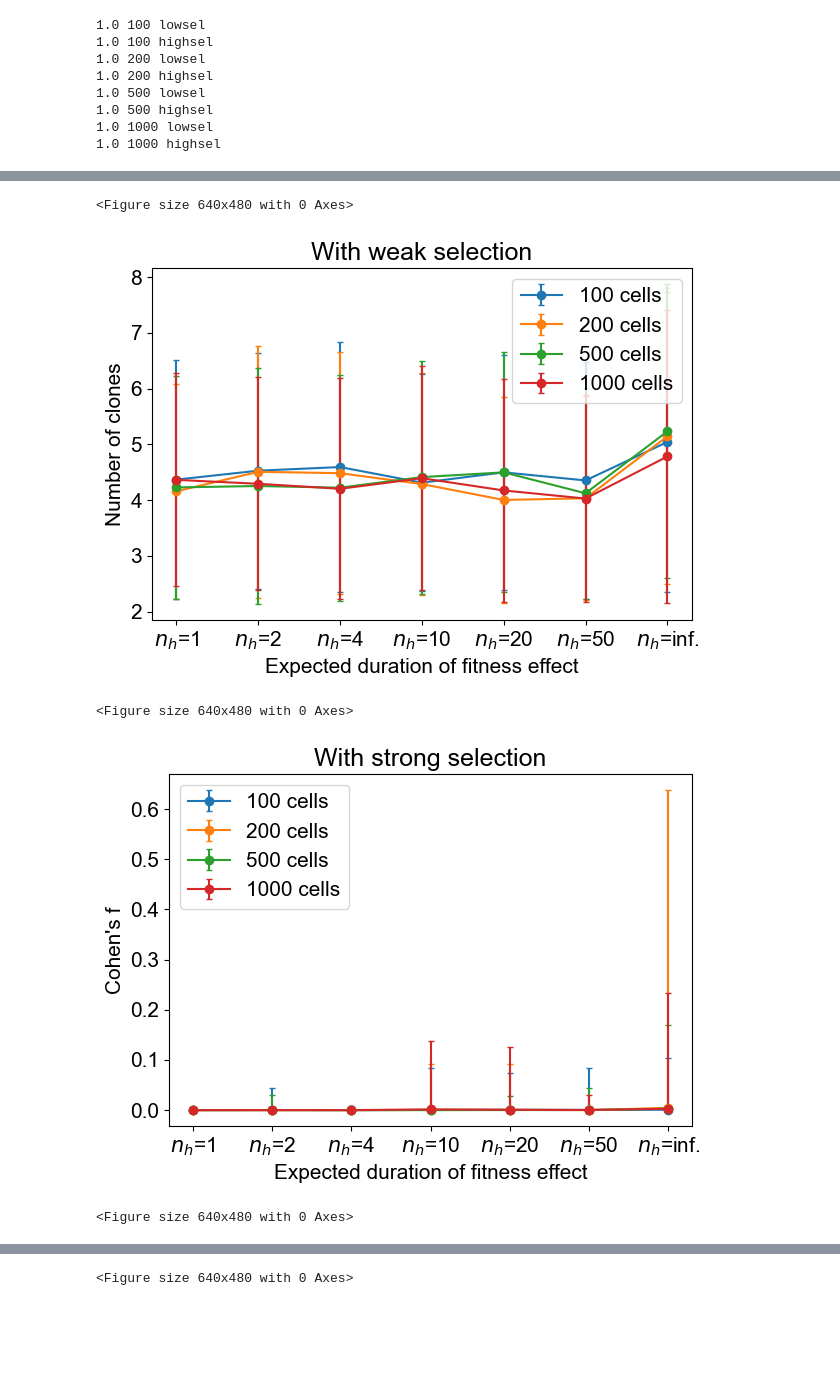
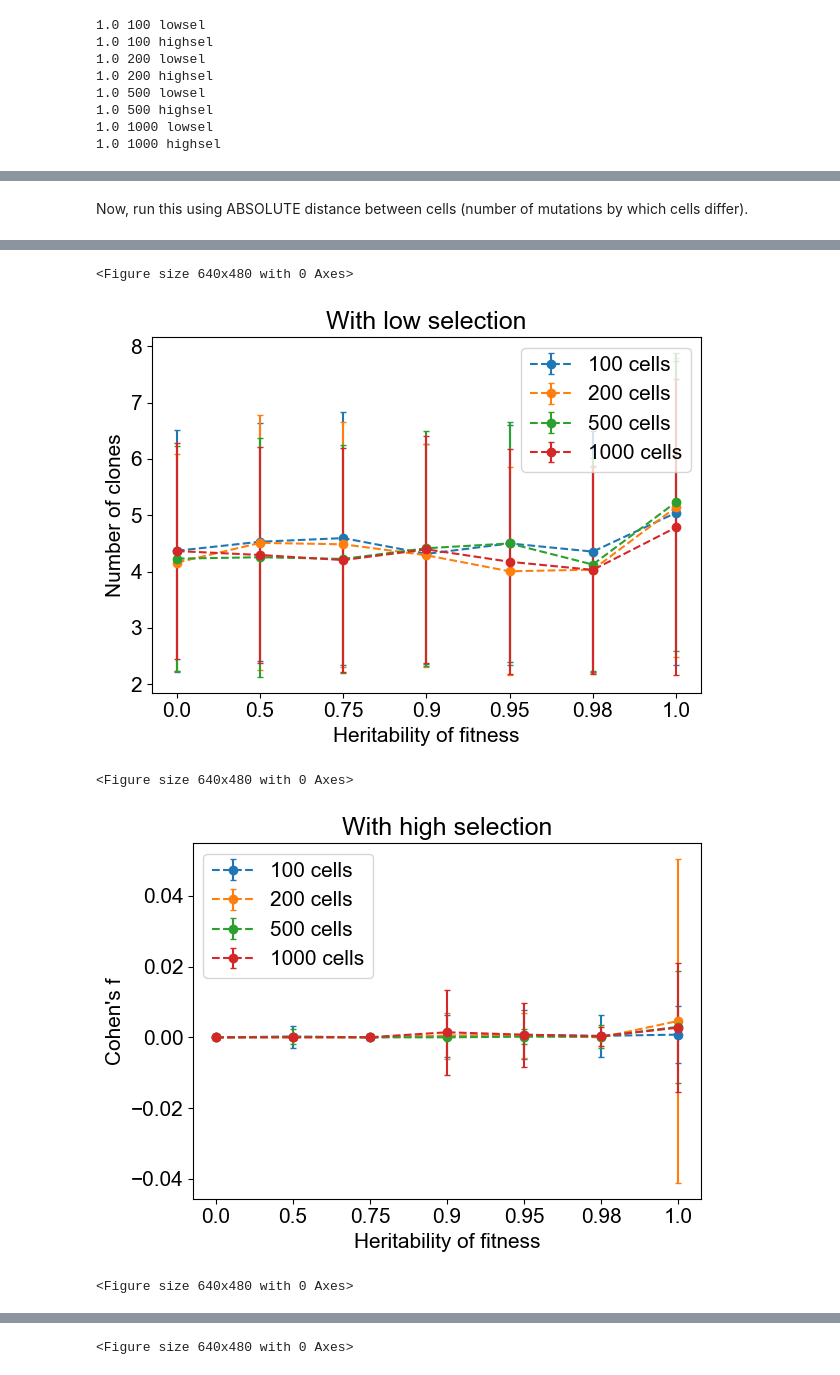
Before and after one commit to hcoggan/plasticity-simulations, a Jupyter notebook: july_single_cell_clone_clustering.ipynb, the cells around one changed output, grey strips where cells are left out. Cells and saved outputs as stored; diff of their text form; code cells hidden in the pictures; blank space fills up the shorter version.

```diff
--- a/july_single_cell_clone_clustering.ipynb
+++ b/july_single_cell_clone_clustering.ipynb
@@ -3,11 +3,10 @@ import numpy as np
 from sklearn.cluster import AgglomerativeClustering as clustering
 from sklearn.metrics import silhouette_score
 from statsmodels.stats.oneway import effectsize_oneway as cohen
-from matplotlib import pyplot as plt
 
 plt.rcParams['font.family'] = 'arial'
 plt.rcParams['font.size'] = 15
 
 
 base_filepath = "/Users/44749/Documents/PhD_work/datasets_for_analysis/single_cell/"
-save_filepath = "/Users/44749/Documents/PhD_work/datasets_for_analysis/figs_0512/"
+save_filepath = "/Users/44749/Documents/PhD_work/datasets_for_analysis/figs/"
@@ -131,27 +134,25 @@ for h in herits:
 herits = [0.0, 0.5, 0.75, 0.9, 0.95, 0.98, 1.0]
 
 def assemble_cohens(herits, sel_level, tag='_fractional'):
-    av_eff_sizes, min_eff_sizes, max_eff_sizes = [], [], []
+    av_eff_sizes, std_eff_sizes = [], []
     av_num_clones, std_num_clones = [], []
     for h in herits:
-        av_eff_size, min_eff_size, max_eff_size = [], [], []
+        av_eff_size, std_eff_size = [], []
         av_num_clone, std_num_clone = [], []
         for no_cells_to_take in [100, 200, 500, 1000]:
             effect_sizes = np.load(base_filepath+"/30Jul_effect_sizes_0.4_"+str(h)+"_"+sel_level+"_"+str(no_cells_to_take)+tag+".npy", allow_pickle=True)
             num_clones = np.load(base_filepath+"/30Jul_num_clones_0.4_"+str(h)+"_"+sel_level+"_"+str(no_cells_to_take)+tag+".npy", allow_pickle=True)
             av_eff_size.append(np.average(effect_sizes))
-            min_eff_size.append(np.min(effect_sizes))
-            max_eff_size.append(np.max(effect_sizes))
+            std_eff_size.append(np.std(effect_sizes))
             av_num_clone.append(np.average(num_clones))
             std_num_clone.append(np.std(num_clones))
         av_eff_sizes.append(av_eff_size)
-        min_eff_sizes.append(min_eff_size)
-        max_eff_sizes.append(max_eff_size)
+        std_eff_sizes.append(std_eff_size)
         av_num_clones.append(av_num_clone)
         std_num_clones.append(std_num_clone)
-    return np.array(av_eff_sizes), np.array(min_eff_sizes),  np.array(max_eff_sizes),  np.array(av_num_clones),  np.array(std_num_clones)
+    return np.array(av_eff_sizes),  np.array(std_eff_sizes),  np.array(av_num_clones),  np.array(std_num_clones)
 
 tag='frac'
 
-av_eff_sizes_low, min_eff_sizes_low, max_eff_sizes_low, av_num_clones_low, std_num_clones_low = assemble_cohens(herits, "lowsel", "_fractional")
-av_eff_sizes_high, min_eff_sizes_high, max_eff_sizes_high, av_num_clones_high, std_num_clones_high = assemble_cohens(herits, "highsel", "_fractional")
+av_eff_sizes_low, std_eff_sizes_low, av_num_clones_low, std_num_clones_low = assemble_cohens(herits, "lowsel", "_fractional")
+av_eff_sizes_high, std_eff_sizes_high, av_num_clones_high, std_num_clones_high = assemble_cohens(herits, "highsel", "_fractional")
@@ -223,23 +222,19 @@ plt.clf()
 <Figure size 640x480 with 0 Axes>
+# %% [markdown]
+Now, run this using ABSOLUTE distance between cells (number of mutations by which cells differ).
 # %%
-av_eff_sizes_low, min_eff_sizes_low, max_eff_sizes_low, av_num_clones_low, std_num_clones_low = assemble_cohens(herits, "lowsel", tag="")
-av_eff_sizes_high, min_eff_sizes_high, max_eff_sizes_high, av_num_clones_high, std_num_clones_high = assemble_cohens(herits, "highsel", tag="")
-
-
+av_eff_sizes_low, std_eff_sizes_low, av_num_clones_low, std_num_clones_low = assemble_cohens(herits, "lowsel", tag='')
+av_eff_sizes_high, std_eff_sizes_high, av_num_clones_high, std_num_clones_high = assemble_cohens(herits, "highsel", tag='')
 
 tag="abs"
 
-from matplotlib import pyplot as plt
-plast_labels=["$n_h$"+"=1", "$n_h$"+"=2", "$n_h$"+"=4", "$n_h$"+"=10", "$n_h$"+"=20","$n_h$"+"=50", "$n_h$"+"=inf."]
-
 fig, ax = plt.subplots()
 for n, no_cells_to_take in enumerate([100, 200, 500, 1000]):
-    ax.errorbar(x=range(len(herits)), y=av_eff_sizes_low[:, n],  yerr=[min_eff_sizes_low[:, n], max_eff_sizes_low[:, n]], fmt='o', linestyle='-', label=str(no_cells_to_take)+" cells", capsize=2)
-#ax.set_xlabel("Heritability of fitness")
-plt.xlabel("Expected duration of fitness effect", fontsize=15)
-ax.set_xticks(range(len(plast_labels)), labels=plast_labels)
+    ax.errorbar(x=range(len(herits)), y=av_eff_sizes_low[:, n],  yerr=std_eff_sizes_low[:, n], fmt='o', linestyle='--', label=str(no_cells_to_take)+" cells", capsize=2)
+ax.set_xlabel("Heritability of fitness")
+ax.set_xticks(range(len(herits)), labels=herits)
 plt.ylabel("Cohen's f")
-plt.title("With weak selection")
+plt.title("With low selection")
 plt.legend()
 plt.tight_layout()
 fig.savefig(save_filepath+"/lowsel_fit_"+tag+".png", dpi=300)
@@ -248,40 +243,41 @@ plt.clf()
 
 fig, ax = plt.subplots()
 for n, no_cells_to_take in enumerate([100, 200, 500, 1000]):
-    ax.errorbar(x=range(len(plast_labels)), y=av_num_clones_low[:, n],  yerr=std_num_clones_low[:, n], linestyle='-', fmt='o', label=str(no_cells_to_take)+" cells", capsize=2)
-plt.xlabel("Expected duration of fitness effect", fontsize=15)
-ax.set_xticks(range(len(plast_labels)), labels=plast_labels)
+    ax.errorbar(x=range(len(herits)), y=av_num_clones_low[:, n],  yerr=std_num_clones_low[:, n], fmt='o', linestyle='--', label=str(no_cells_to_take)+" cells", capsize=2)
+ax.set_xlabel("Heritability of fitness")
+ax.set_xticks(range(len(herits)), labels=herits)
 plt.ylabel("Number of clones")
-plt.title("With weak selection")
+plt.title("With low selection")
 plt.legend()
 plt.tight_layout()
 fig.savefig(save_filepath+"/lowsel_clone_num_"+tag+".png", dpi=300)
 plt.show()
 plt.clf()
 
+
 fig, ax = plt.subplots()
 for n, no_cells_to_take in enumerate([100, 200, 500, 1000]):
-    ax.errorbar(x=range(len(herits)), y=av_eff_sizes_high[:, n],  yerr=[min_eff_sizes_high[:, n], max_eff_sizes_high[:, n]], fmt='o', linestyle='-',  label=str(no_cells_to_take)+" cells", capsize=2)
-plt.xlabel("Expected duration of fitness effect", fontsize=15)
-ax.set_xticks(range(len(plast_labels)), labels=plast_labels)
+    ax.errorbar(x=range(len(herits)), y=av_eff_sizes_high[:, n],  yerr=std_eff_sizes_high[:, n], fmt='o', linestyle='--', label=str(no_cells_to_take)+" cells", capsize=2)
+ax.set_xlabel("Heritability of fitness")
+ax.set_xticks(range(len(herits)), labels=herits)
 plt.ylabel("Cohen's f")
-plt.title("With strong selection")
+plt.title("With high selection")
 plt.legend()
 plt.tight_layout()
+fig.savefig(save_filepath+"/highsel_fit_"+tag+".png", dpi=300)
 plt.show()
-fig.savefig(save_filepath+"/highsel_fit_"+tag+".png", dpi=300)
 plt.clf()
 
 fig, ax = plt.subplots()
 for n, no_cells_to_take in enumerate([100, 200, 500, 1000]):
-    ax.errorbar(x=range(len(herits)), y=av_num_clones_high[:, n],  yerr=std_num_clones_high[:, n], fmt='o', linestyle='-', label=str(no_cells_to_take)+" cells", capsize=2)
-plt.xlabel("Expected duration of fitness effect", fontsize=15)
-ax.set_xticks(range(len(plast_labels)), labels=plast_labels)
+    ax.errorbar(x=range(len(herits)), y=av_num_clones_high[:, n],  yerr=std_num_clones_high[:, n], fmt='o', linestyle='--', label=str(no_cells_to_take)+" cells", capsize=2)
+ax.set_xlabel("Heritability of fitness")
+ax.set_xticks(range(len(herits)), labels=herits)
 plt.ylabel("Number of clones")
 plt.legend()
-plt.title("With strong selection")
+plt.title("With high selection")
 plt.tight_layout()
+fig.savefig(save_filepath+"/highsel_clone_num_"+tag+".png", dpi=300)
 plt.show()
-fig.savefig(save_filepath+"/highsel_clone_num_"+tag+".png", dpi=300)
 plt.clf()
 # %% [output]
@@ -289,5 +285,5 @@ plt.clf()
 <Figure size 640x480 with 0 Axes>
-[figure, old version]
+[figure, new version]
 <Figure size 640x480 with 0 Axes>
-[figure, old version]
+[figure, new version]
 <Figure size 640x480 with 0 Axes>
```
Also changed, not shown: parts of 9 cells of this notebook, 2 other files.
